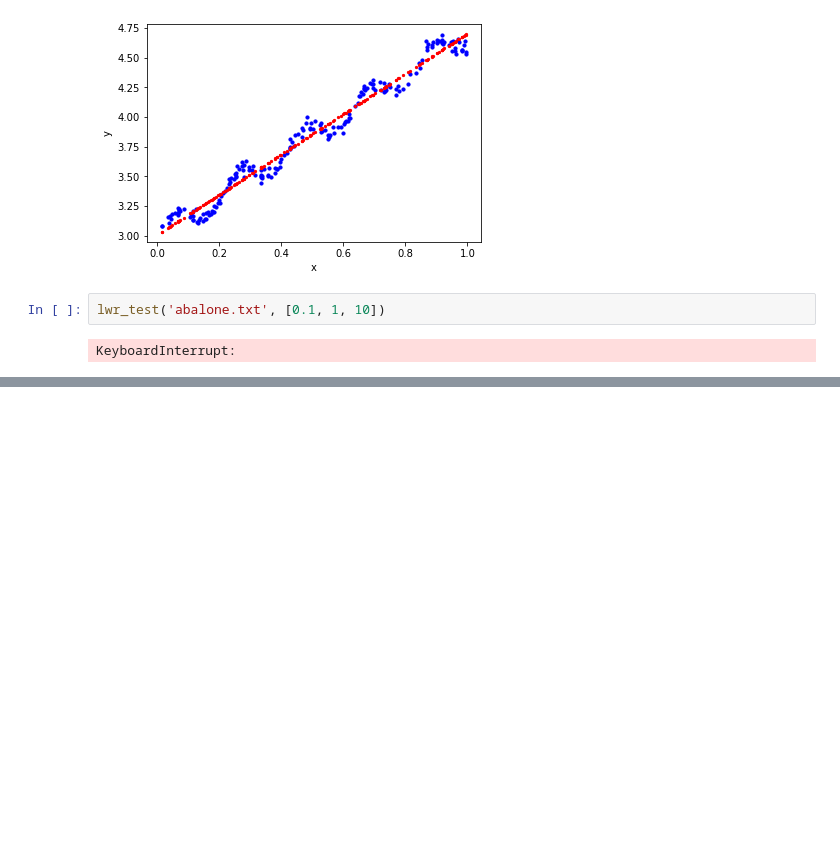
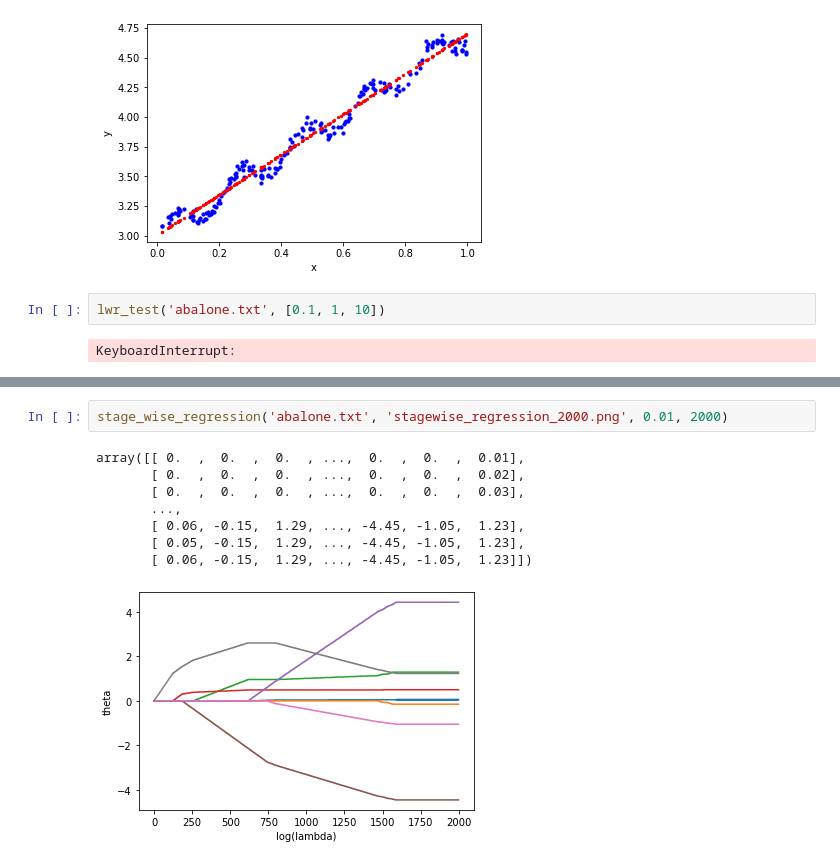
Before and after one commit to zimancheng/MachineLearning, a Jupyter notebook: Ch8/regression.ipynb, the cells around one changed output, grey strips where cells are left out. Cells and saved outputs as stored; diff of their text form; blank space fills up the shorter version.

```diff
--- a/Ch8/regression.ipynb
+++ b/Ch8/regression.ipynb
@@ -211,0 +257,11 @@ array([[ 1.62405910e-02, -5.87475193e-02,  4.13082713e-01,
+# %%
+stage_wise_regression('abalone.txt', 'stagewise_regression_2000.png', 0.01, 2000)
+# %% [output]
+array([[ 0.  ,  0.  ,  0.  , ...,  0.  ,  0.  ,  0.01],
+       [ 0.  ,  0.  ,  0.  , ...,  0.  ,  0.  ,  0.02],
+       [ 0.  ,  0.  ,  0.  , ...,  0.  ,  0.  ,  0.03],
+       ...,
+       [ 0.06, -0.15,  1.29, ..., -4.45, -1.05,  1.23],
+       [ 0.05, -0.15,  1.29, ..., -4.45, -1.05,  1.23],
+       [ 0.06, -0.15,  1.29, ..., -4.45, -1.05,  1.23]])
+[figure, added]
```
Also changed, not shown: parts of 7 cells of this notebook, 5 other files.
